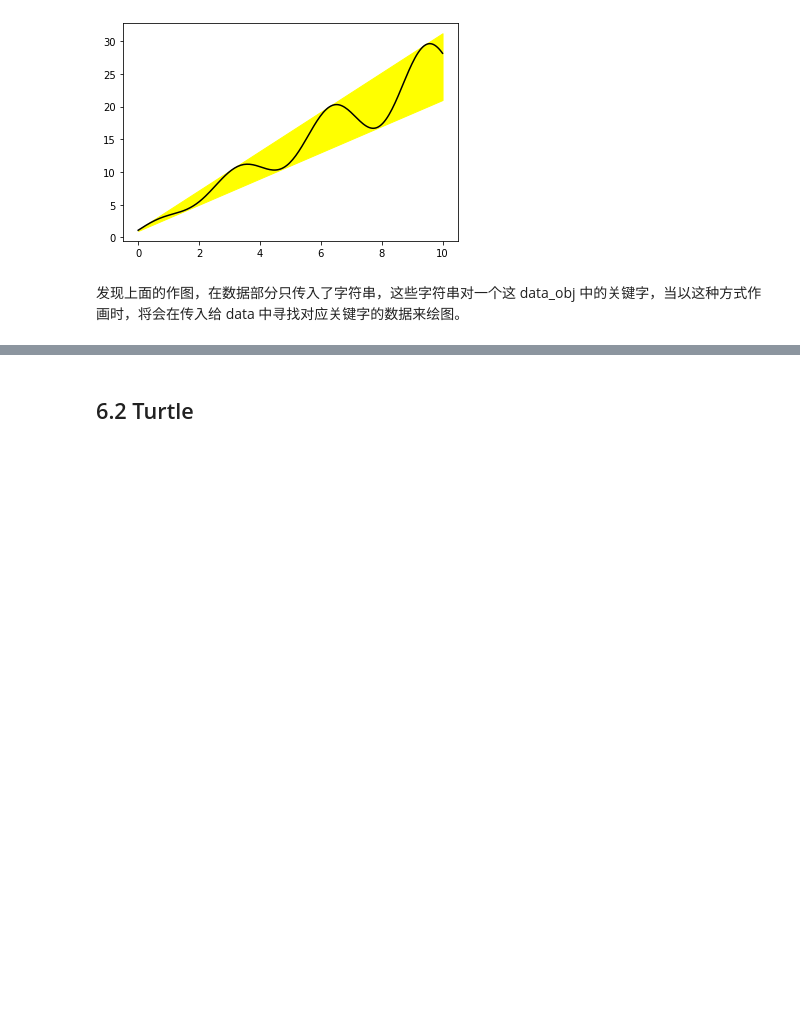
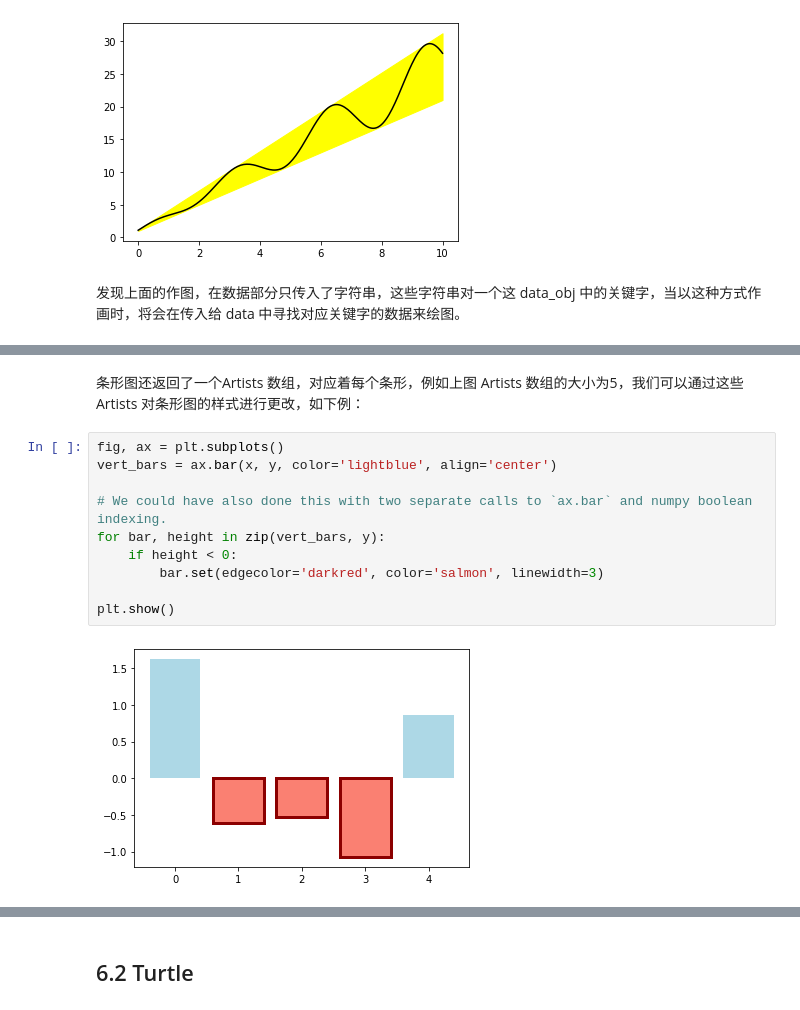
Before and after one commit to besttea/BestteaPythonWork, a Jupyter notebook: 第七课_绘图.ipynb, the cells around one changed output, grey strips where cells are left out. Drawn from its saved outputs; the diff is of its cells as text; blank space fills up the shorter version.

```diff
--- a/第七课_绘图.ipynb
+++ b/第七课_绘图.ipynb
@@ -139,0 +165,14 @@ plt.show()
+# %% [markdown]
+条形图还返回了一个Artists 数组，对应着每个条形，例如上图 Artists 数组的大小为5，我们可以通过这些 Artists 对条形图的样式进行更改，如下例：
+# %%
+fig, ax = plt.subplots()
+vert_bars = ax.bar(x, y, color='lightblue', align='center')
+
+# We could have also done this with two separate calls to `ax.bar` and numpy boolean indexing.
+for bar, height in zip(vert_bars, y):
+    if height < 0:
+        bar.set(edgecolor='darkred', color='salmon', linewidth=3)
+
+plt.show()
+# %% [output]
+[figure, added]
```
Also changed, not shown: parts of 32 cells of this notebook, 4 other files.
